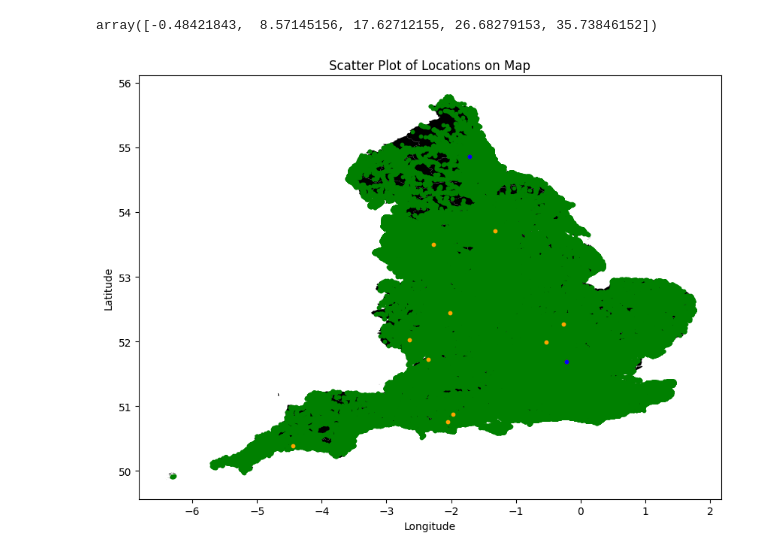
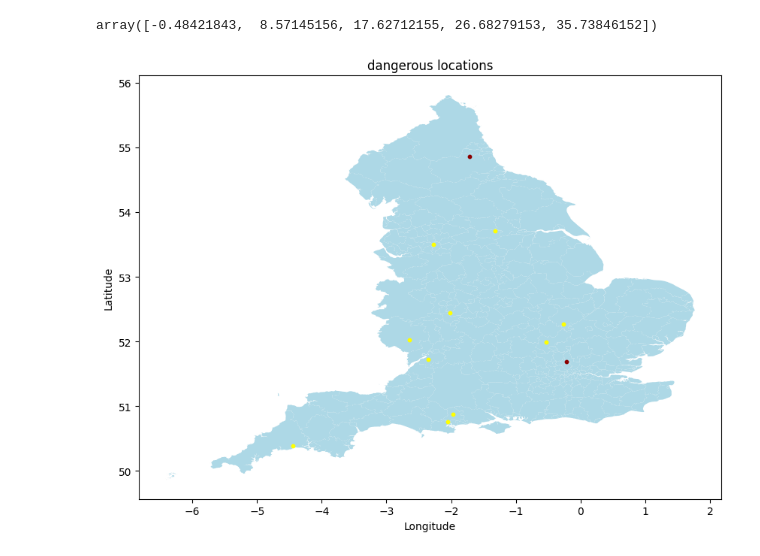
Before and after one commit to NassrinSharifi/Machine-Learning, a Jupyter notebook: ITS/HW/HW1/Q2.ipynb, the cells around one changed output. Saved outputs shown, nothing was run; the diff lists cells and outputs as text; code cells hidden in the pictures.

```diff
--- a/ITS/HW/HW1/Q2.ipynb
+++ b/ITS/HW/HW1/Q2.ipynb
@@ -59,16 +66,16 @@ ax.set_axis_off()
 # %%
-from sklearn.preprocessing import StandardScaler
-new_df = accident[["Longitude","Latitude"]].copy()
+new_df = accident[["Longitude", "Latitude"]].copy()
 scaler = StandardScaler()
-for column in ["Accident_Severity","Number_of_Vehicles","Number_of_Casualties"]:
+for column in ["Accident_Severity", "Number_of_Vehicles", "Number_of_Casualties"]:
     new_df[column] = scaler.fit_transform(accident[[column]])
 
-weight_severity = -0.5 # the weight is negative because the worst is 1 and the best is 3
+weight_severity = -0.5  # the weight is negative because the worst is 1 and the best is 3
 weight_vehicles = 0.15
 weight_casualties = 0.25
 # the bigger the weighed_sum, the more dangerous the location
-weighted_sum = (new_df["Accident_Severity"] * weight_severity) + (new_df["Number_of_Vehicles"] * weight_vehicles) + (new_df["Number_of_Casualties"] * weight_casualties)
-new_df=new_df.assign(Weighted_Sum=weighted_sum)
+weighted_sum = (new_df["Accident_Severity"] * weight_severity) + (new_df["Number_of_Vehicles"] * weight_vehicles) + (
+        new_df["Number_of_Casualties"] * weight_casualties)
+new_df = new_df.assign(Weighted_Sum=weighted_sum)
 new_df
 # %% [output]
 |  | Longitude | Latitude | Accident_Severity | Number_of_Vehicles | Number_of_Casualties | Weighted_Sum |
@@ -104,50 +94,39 @@ max(new_df["Weighted_Sum"]) , min(new_df["Weighted_Sum"])
 # %%
-max = 35.73846152003546
-min = -0.48421842861526876
-
-import numpy as np
-slice = np.linspace(min , max , 5)
-slice
+slice_ = np.linspace(new_df["Weighted_Sum"].min(), new_df["Weighted_Sum"].max(), 5)
+slice_
 # %% [output]
 array([-0.48421843,  8.57145156, 17.62712155, 26.68279153, 35.73846152])
 # %%
-import matplotlib.pyplot as plt
+#dividing points into 4 groups: safe(green),  almost dangerous(yellow), dangerous(orange), highly dangerous(darkred)
+mask1 = ((slice[0] <= new_df["Weighted_Sum"]).astype(int) + (new_df["Weighted_Sum"] < slice[1]).astype(int)) == 2
+mask2 = ((slice[1] <= new_df["Weighted_Sum"]).astype(int) + (new_df["Weighted_Sum"] < slice[2]).astype(int)) == 2
+mask3 = ((slice[2] <= new_df["Weighted_Sum"]).astype(int) + (new_df["Weighted_Sum"] < slice[3]).astype(int)) == 2
+mask4 = slice[3] <= new_df["Weighted_Sum"]
 
-# Load the map boundaries or background map
-map_df = gpd.read_file("D:\My Python Projects\Machine-Learning\ITS\HW\HW1\Datasets_HW1\district.json")
-
-# Create a GeoDataFrame from your DataFrame with latitude, longitude, and numbers
-
-mask1 = ((slice[0]<=new_df["Weighted_Sum"]).astype(int) + (new_df["Weighted_Sum"] < slice[1]).astype(int)) == 2
-mask2 = ((slice[1]<=new_df["Weighted_Sum"]).astype(int) + (new_df["Weighted_Sum"] < slice[2]).astype(int)) == 2
-mask3 = ((slice[2]<=new_df["Weighted_Sum"]).astype(int) + (new_df["Weighted_Sum"] < slice[4]).astype(int)) == 2
-mask4 = slice[3]<= new_df["Weighted_Sum"]
-
-points1_df = gpd.GeoDataFrame(new_df[mask1], geometry=gpd.points_from_xy(new_df[mask1]['Longitude'], new_df[mask1]['Latitude']))
-points2_df = gpd.GeoDataFrame(new_df[mask2], geometry=gpd.points_from_xy(new_df[mask2]['Longitude'], new_df[mask2]['Latitude']))
-points3_df = gpd.GeoDataFrame(new_df[mask3], geometry=gpd.points_from_xy(new_df[mask3]['Longitude'], new_df[mask3]['Latitude']))
-points4_df = gpd.GeoDataFrame(new_df[mask4], geometry=gpd.points_from_xy(new_df[mask4]['Longitude'], new_df[mask4]['Latitude']))
-points1_df = gpd.sjoin(points1_df,map_df,predicate="within")
-points2_df = gpd.sjoin(points2_df,map_df,predicate="within")
-points3_df = gpd.sjoin(points3_df,map_df,predicate="within")
-points4_df = gpd.sjoin(points4_df,map_df,predicate="within")
+points1_df = gpd.GeoDataFrame(new_df[mask1],
+                              geometry=gpd.points_from_xy(new_df[mask1]['Longitude'], new_df[mask1]['Latitude']))
+points2_df = gpd.GeoDataFrame(new_df[mask2],
+                              geometry=gpd.points_from_xy(new_df[mask2]['Longitude'], new_df[mask2]['Latitude']))
+points3_df = gpd.GeoDataFrame(new_df[mask3],
+                              geometry=gpd.points_from_xy(new_df[mask3]['Longitude'], new_df[mask3]['Latitude']))
+points4_df = gpd.GeoDataFrame(new_df[mask4],
+                              geometry=gpd.points_from_xy(new_df[mask4]['Longitude'], new_df[mask4]['Latitude']))
+points1_df = gpd.sjoin(points1_df, district, predicate="within")
+points2_df = gpd.sjoin(points2_df, district, predicate="within")
+points3_df = gpd.sjoin(points3_df, district, predicate="within")
+points4_df = gpd.sjoin(points4_df, district, predicate="within")
 # Plot the map
 fig, ax = plt.subplots(figsize=(10, 10))
-map_df.plot(ax=ax, color='black')
-
+district.plot(ax=ax, color='lightblue')
 # Scatter plot the locations on the map
-
-points1_df.plot(ax=ax, markersize=10, color='green', alpha=1)
-points2_df.plot(ax=ax, markersize=10, color='orange', alpha=1)
-points3_df.plot(ax=ax, markersize=10, color='red', alpha=1)
-points4_df.plot(ax=ax, markersize=10, color='blue', alpha=1)
-
-# Set plot title and labels
-ax.set_title("Scatter Plot of Locations on Map")
+# points1_df.plot(ax=ax, markersize=10, color='green', alpha=1)
+points2_df.plot(ax=ax, markersize=10, color='yellow', alpha=1)
+points3_df.plot(ax=ax, markersize=10, color='orange', alpha=1)
+points4_df.plot(ax=ax, markersize=10, color='darkred', alpha=1)
+plt.savefig("dangerous locations")
+ax.set_title("dangerous locations")
 ax.set_xlabel("Longitude")
 ax.set_ylabel("Latitude")
-
-# Show the plot
 plt.show()
 # %% [output]
-[figure, old version]
+[figure, new version]
```
Also changed, not shown: parts of 14 cells of this notebook, 2 other files.
